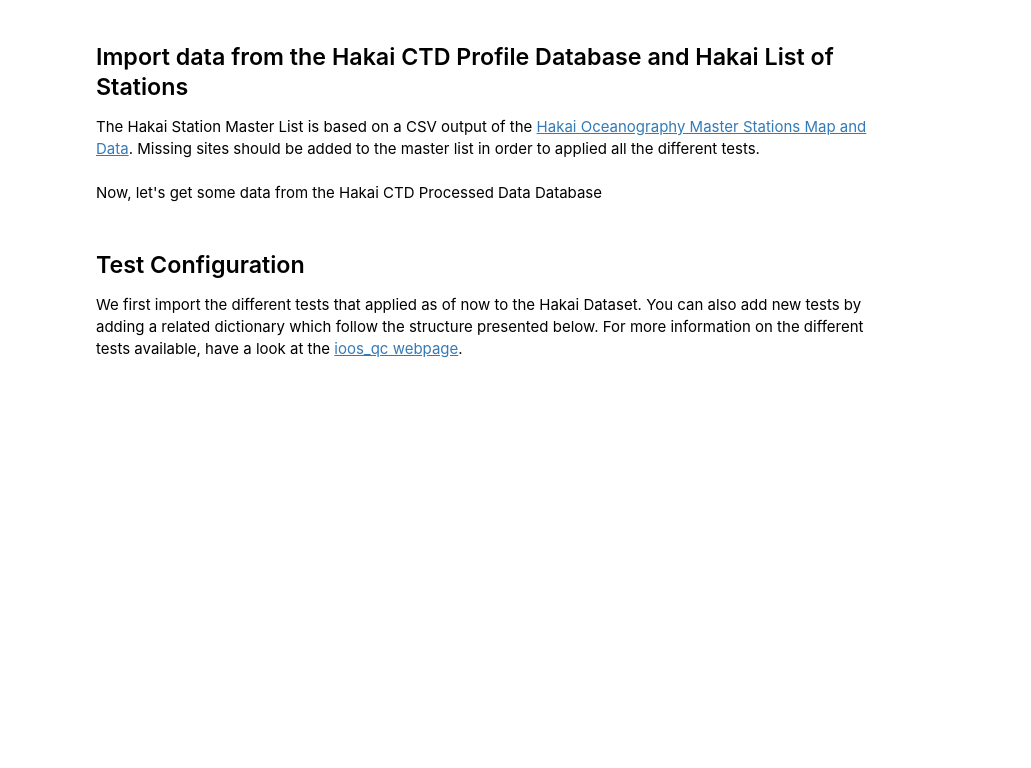
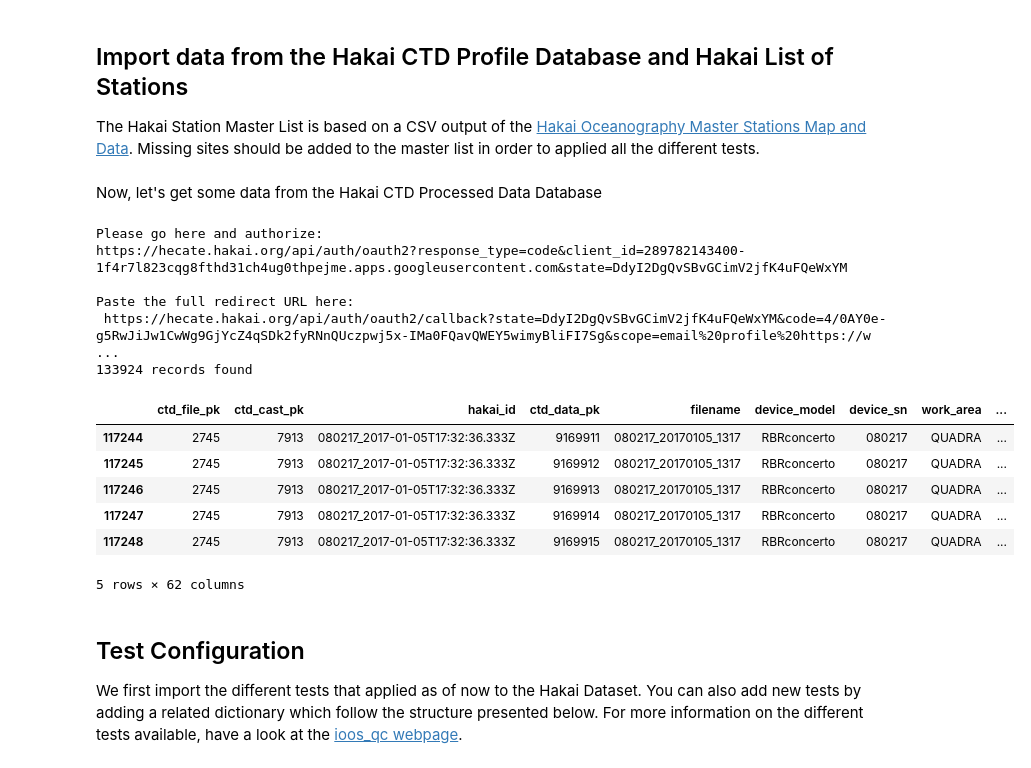
Before and after one commit to HakaiInstitute/hakai-ctd-qc, a Jupyter notebook: review-hakai-tests.ipynb, the cells around one changed output. Saved outputs shown, nothing was run; the diff lists cells and outputs as text; code cells hidden in the pictures; blank space fills up the shorter version.

```diff
--- a/review-hakai-tests.ipynb
+++ b/review-hakai-tests.ipynb
@@ -41,22 +41,37 @@ hakai_stations = hakai_qc.get.hakai_stations()
 Now, let's get some data from the Hakai CTD Processed Data Database
 # %%
 # Get Hakai CTD Data Download through the API
+variable_lists = hakai_qc.get.hakai_api_selected_variables()
+
 # Let's just get the data from QU39
-year = 2016
-filterUrl = 'station=QU39&status!=MISCAST&limit=-1'+'&measurement_dt>'+str(year)+'-01-01&measurement_dt<'+str(year+1)+'-01-01'
+filterUrl = 'station=QU39&status!=MISCAST&limit=-1'+'&fields='+','.join(variable_lists)
 #filterUrl = 'station=QU39&status!=MISCAST&limit=-1'+fields
 df, url = hakai_qc.get.hakai_ctd_data(filterUrl)
 print(str(len(df))+' records found')
 
 # Regroup profiles and sort them by pressure
 group_variables = ['device_model','device_sn','ctd_file_pk','ctd_cast_pk','direction_flag']
 df = df.sort_values(by=group_variables+['pressure'])
 
 # Get Derived Variables
 df = hakai_qc.utils.derived_ocean_variables(df)
 
 # Just show the first few lines to have a look
 df.head() # Show the top of the data frame
+# %% [output]
+Please go here and authorize:
+https://hecate.hakai.org/api/auth/oauth2?response_type=code&client_id=289782143400-1f4r7l823cqg8fthd31ch4ug0thpejme.apps.googleusercontent.com&state=DdyI2DgQvSBvGCimV2jfK4uFQeWxYM
+
+Paste the full redirect URL here:
+ https://hecate.hakai.org/api/auth/oauth2/callback?state=DdyI2DgQvSBvGCimV2jfK4uFQeWxYM&code=4/0AY0e-g5RwJiJw1CwWg9GjYcZ4qSDk2fyRNnQUczpwj5x-IMa0FQavQWEY5wimyBliFI7Sg&scope=email%20profile%20https://w ...
+133924 records found
+|  | ctd_file_pk | ctd_cast_pk | hakai_id | ctd_data_pk | filename | device_model | device_sn | work_area | ... |
+| 117244 | 2745 | 7913 | 080217_2017-01-05T17:32:36.333Z | 9169911 | 080217_20170105_1317 | RBRconcerto | 080217 | QUADRA | ... |
+| 117245 | 2745 | 7913 | 080217_2017-01-05T17:32:36.333Z | 9169912 | 080217_20170105_1317 | RBRconcerto | 080217 | QUADRA | ... |
+| 117246 | 2745 | 7913 | 080217_2017-01-05T17:32:36.333Z | 9169913 | 080217_20170105_1317 | RBRconcerto | 080217 | QUADRA | ... |
+| 117247 | 2745 | 7913 | 080217_2017-01-05T17:32:36.333Z | 9169914 | 080217_20170105_1317 | RBRconcerto | 080217 | QUADRA | ... |
+| 117248 | 2745 | 7913 | 080217_2017-01-05T17:32:36.333Z | 9169915 | 080217_20170105_1317 | RBRconcerto | 080217 | QUADRA | ... |
+5 rows × 62 columns
 # %% [markdown]
 ## Test Configuration
 We first import the different tests that applied as of now to the Hakai Dataset. You can also add new tests by adding a related dictionary which follow the structure presented below. For more information on the different tests available, have a look at the [ioos_qc webpage](https://ioos.github.io/ioos_qc/api/ioos_qc.html).
```
Also changed, not shown: parts of 9 cells of this notebook.
